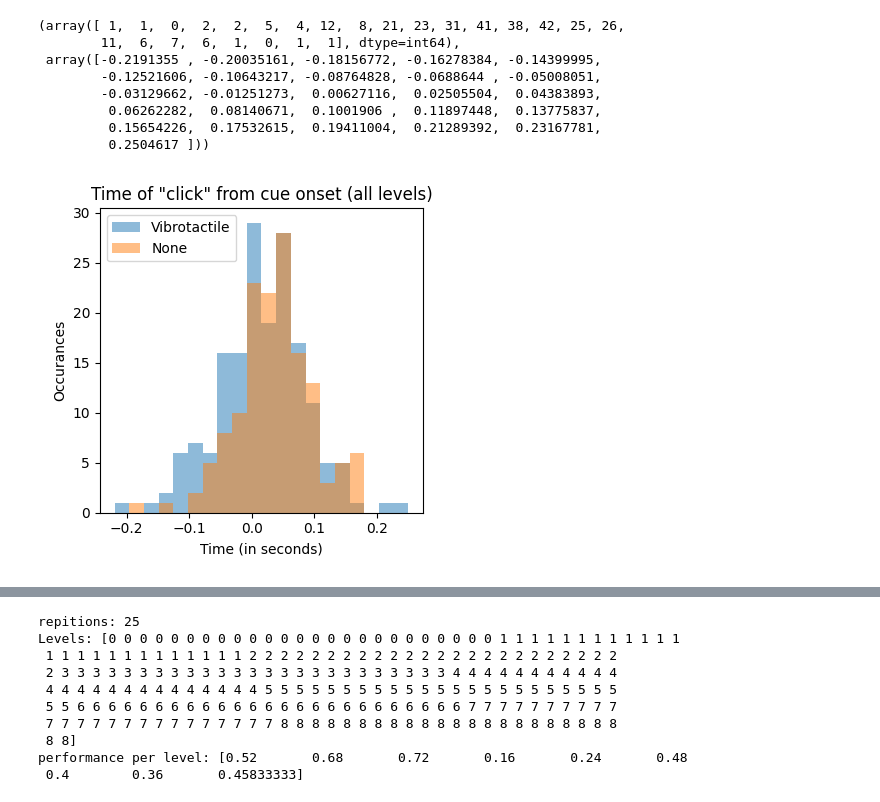
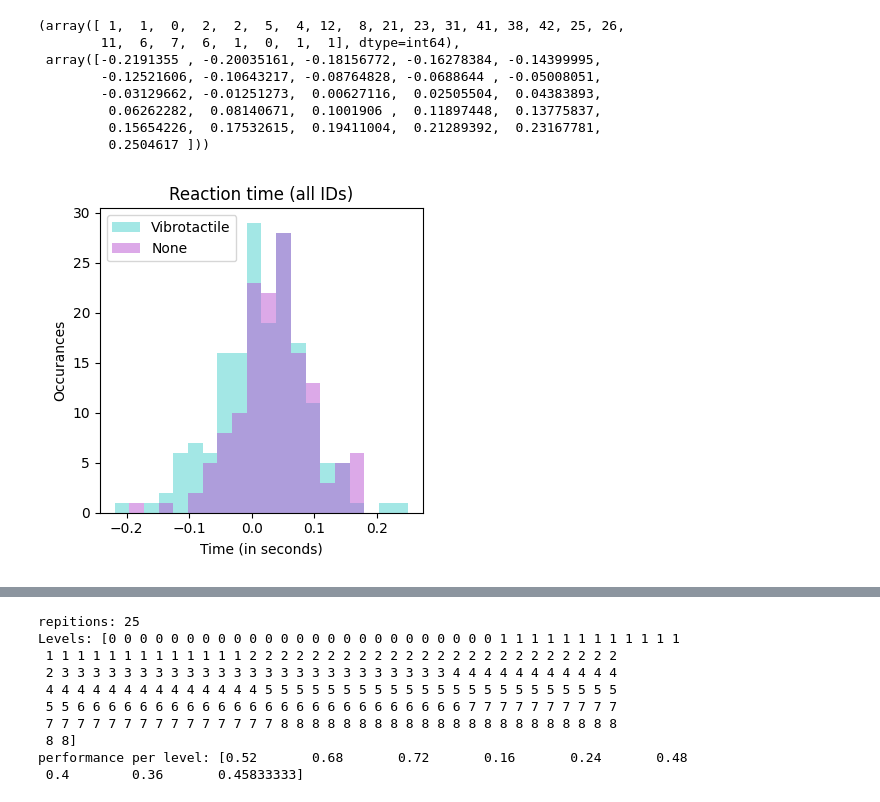
Before and after one commit to nikolechetty/TMSI_LSL, a Jupyter notebook: experiment_files/experiment_1_data_analysis_dailyn.ipynb, the cells around one changed output, grey strips where cells are left out. Saved outputs shown, nothing was run; the diff lists cells and outputs as text; code cells hidden in the pictures.

```diff
--- a/experiment_files/experiment_1_data_analysis_dailyn.ipynb
+++ b/experiment_files/experiment_1_data_analysis_dailyn.ipynb
@@ -296,6 +281,12 @@ threshold corssing: [  23836   29688   36283   42749   49050   55422   62082   6
  1624581 1633403 1642168 1650972 1659791 1668558 1677333 1686136 1694934
  1703807 1712601 1721389 1730192 1738973 1747783 1756554 1765332 1774172
  1782966 1791792 1800554 1809365]
+# %%
+stop_cue_wo = (np.where(np.diff(data_wo[:, 4]) == 1)[0])
+start_cue_wo = (np.where(np.diff(data_wo[:, 4]) == -1)[0])
+
+if stop_cue_wo[0] < start_cue_wo[0]:
+    stop_cue_wo = stop_cue_wo[1:]
 # %%
 # # plt.figure()
 # fig, axs = plt.subplots(2, figsize=(10, 5), sharex=True) # dont need status or lsl clock
@@ -507,0 +638,4 @@ plt.show()
+# %%
+fig = plt.figure()
+for start in start_cue_haptics:
+    plt.plot(process_haptics.lpFilteredData[start-2000:start+3000])
@@ -507,0 +705,21 @@ plt.show()
+# %%
+fig, ax = plt.subplots(1)
+plt.plot(x_axis, np.mean(waveforms_haptics, axis=0), 'darkcyan', label='Vibrotactile')
+plt.fill_between(x_axis, np.mean(waveforms_haptics, axis=0)-np.std(waveforms_haptics, axis=0), np.mean(waveforms_haptics, axis=0)+np.std(waveforms_haptics, axis=0), color='mediumturquoise', alpha=0.4)
+plt.plot(x_axis, np.mean(waveforms_wo, axis=0), 'darkmagenta', label='None')
+plt.fill_between(x_axis, np.mean(waveforms_wo, axis=0)-np.std(waveforms_wo, axis=0), np.mean(waveforms_wo, axis=0)+np.std(waveforms_wo, axis=0), color='mediumorchid', alpha=0.4)
+plt.legend()
+
+ax1_twin = ax.twinx()
+ax1_twin.set_ylabel('Normalized Amplitude')
+
+# set twin scale (convert degree celsius to fahrenheit)
+Norm_amp = lambda amp: amp/Mvc
+# get left axis limits
+ymin, ymax = ax.get_ylim()
+# apply function and set transformed values to right axis limits
+ax1_twin.set_ylim((Norm_amp(ymin),Norm_amp(ymax)))
+# set an invisible artist to twin axes
+# to prevent falling back to initial values on rescale events
+ax1_twin.plot([],[])
+plt.title('Average (+std dev) EMG waveforms')
@@ -790,16 +1095,16 @@ np.histogram(np.hstack((threshold_distance_timestamp_haptics_nan, threshold_dist
 # %%
 
 bins = np.histogram(np.hstack((threshold_distance_timestamp_haptics_nan, threshold_distance_timestamp_wo_nan)), bins=20)[1]
 
 plt.figure(figsize=(4,4))
-plt.hist(threshold_distance_timestamp_haptics, bins=bins, alpha=0.5, label='Vibrotactile')
-plt.hist(threshold_distance_timestamp_wo, bins=bins, alpha=0.5, label='None')
-plt.title('Time of "click" from cue onset (all levels)')
+plt.hist(threshold_distance_timestamp_haptics, bins=bins, alpha=0.5, label='Vibrotactile', color='mediumturquoise')
+plt.hist(threshold_distance_timestamp_wo, bins=bins, alpha=0.5, label='None', color='mediumorchid')
+plt.title('Reaction time (all IDs)')
 plt.xlabel('Time (in seconds)')
 plt.ylabel('Occurances')
 plt.legend()
 plt.tight_layout()
-
+plt.savefig('reactiontime_hist.png', dpi=500, bbox_inches="tight")
 plt.show()
 # %% [output]
-[figure, old version]
+[figure, new version]
```
Also changed, not shown: parts of 26 cells of this notebook, 32 other files.
